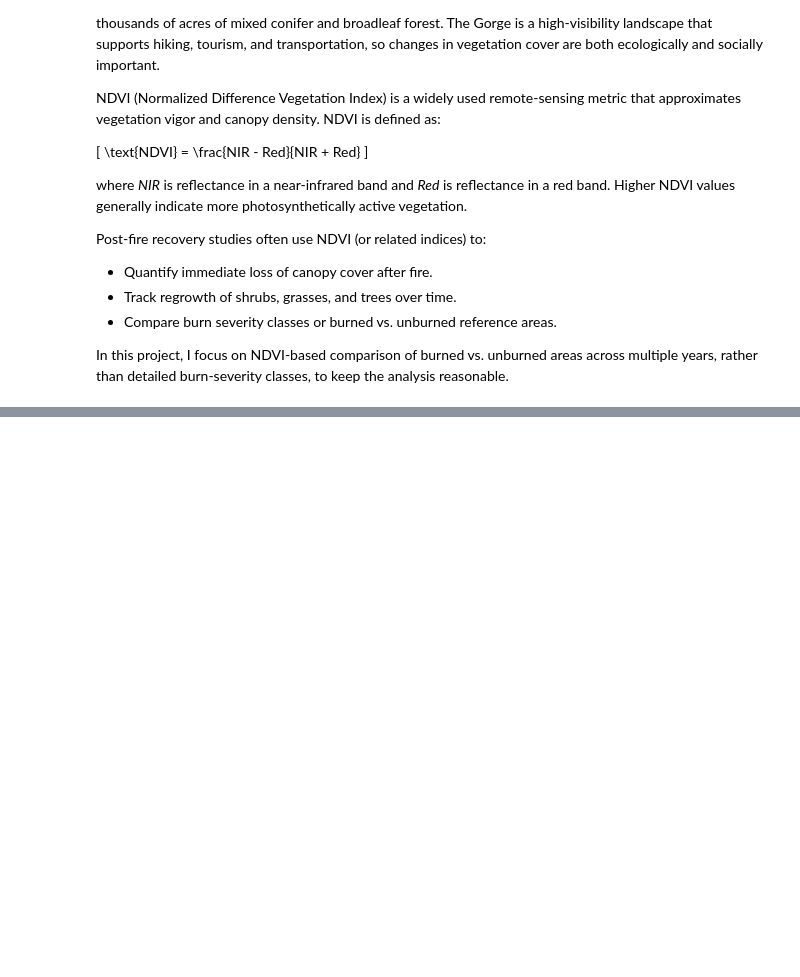
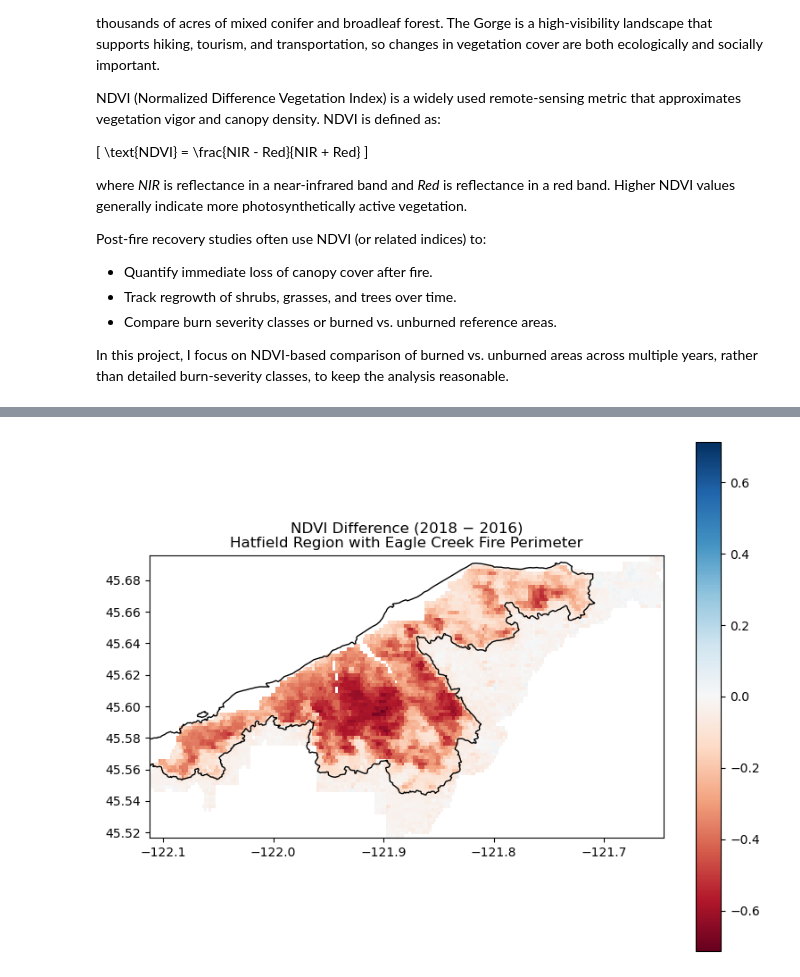
Before and after one commit to earthlab-education/04-vegetation-tkbravo, a Jupyter notebook: notebooks/fire.ipynb, the cells around one changed output, grey strips where cells are left out. Saved outputs shown, nothing was run; the diff lists cells and outputs as text; code cells hidden in the pictures; blank space fills up the shorter version.

```diff
--- a/notebooks/fire.ipynb
+++ b/notebooks/fire.ipynb
@@ -345,0 +192,14 @@ plot_ndvi_panel(ndvi_maps, inside_gdf)
+# %%
+# Group all the MODIS NDVI files by year using the "doyYYYY" part of the filename
+paths_by_year = defaultdict(list)
+
+for p in ndvi_paths:
+    name = p.name
+    # Extract the part after "doy", then the next 4 characters for the year
+    year_str = name.split("doy")[1][:4]
+    year = int(year_str)
+    paths_by_year[year].append(p)
+
+# Quick sanity check: how many scenes per year?
+for yr in sorted(paths_by_year):
+    print(yr, "->", len(paths_by_year[yr]), "files")
@@ -345,0 +392,69 @@ plot_ndvi_panel(ndvi_maps, inside_gdf)
+# %%
+# NDVI Difference image 2018 - 2016 over the Hatfield polygon
+# Load yearly NDVI composites
+ndvi_2016 = load_ndvi_for_year(2016)
+ndvi_2018 = load_ndvi_for_year(2018)
+
+print("2016 NDVI:", ndvi_2016.rio.crs, ndvi_2016.shape)
+print("2018 NDVI:", ndvi_2018.rio.crs, ndvi_2018.shape)
+
+# Reproject 2018 NDVI to exactly match 2016 grid if needed
+if (ndvi_2018.rio.crs != ndvi_2016.rio.crs) or (
+    ndvi_2018.rio.resolution() != ndvi_2016.rio.resolution()
+):
+    ndvi_2018 = ndvi_2018.rio.reproject_match(ndvi_2016)
+
+# Reproject Hatfield to NDVI CRS
+hatfield_ndvi = hatfield_gdf.to_crs(ndvi_2016.rio.crs)
+
+# Clip NDVI to Hatfield AOI
+ndvi_2016_hat = ndvi_2016.rio.clip(
+    hatfield_ndvi.geometry,
+    hatfield_ndvi.crs,
+    drop=True,
+    all_touched=True
+)
+
+ndvi_2018_hat = ndvi_2018.rio.clip(
+    hatfield_ndvi.geometry,
+    hatfield_ndvi.crs,
+    drop=True,
+    all_touched=True
+)
+
+print("Clipped 2016 NDVI:", ndvi_2016_hat.shape)
+print("Clipped 2018 NDVI:", ndvi_2018_hat.shape)
+
+# Difference: positive = greener in 2018, negative = loss of greenness
+ndvi_diff = ndvi_2018_hat - ndvi_2016_hat
+
+print(
+    "NDVI diff stats:",
+    "min =", float(np.nanmin(ndvi_diff.values)),
+    "max =", float(np.nanmax(ndvi_diff.values))
+)
+
+# Symmetric color limits around 0 so gains/losses are visually balanced
+max_abs = float(np.nanmax(np.abs(ndvi_diff.values)))
+vlim = max_abs if max_abs > 0 else 0.5  # fallback if weird
+
+fig, ax = plt.subplots(figsize=(8, 6))
+
+im = ndvi_diff.plot(
+    ax=ax,
+    cmap="RdBu",      # blue = loss, red = gain
+    vmin=-vlim,
+    vmax=vlim,
+    add_colorbar=True
+)
+
+# Overlay fire perimeter
+fire_ndvi = fire_gdf.to_crs(ndvi_2016.rio.crs)
+fire_ndvi.boundary.plot(ax=ax, edgecolor="black", linewidth=1)
+
+ax.set_title("NDVI Difference (2018 − 2016)\nHatfield Region with Eagle Creek Fire Perimeter")
+ax.set_xlabel("")
+ax.set_ylabel("")
+plt.tight_layout()
+plt.show()
+# %% [output]
@@ -345,0 +466 @@ plot_ndvi_panel(ndvi_maps, inside_gdf)
+[figure, added]
```
Also changed, not shown: parts of 25 cells of this notebook.
